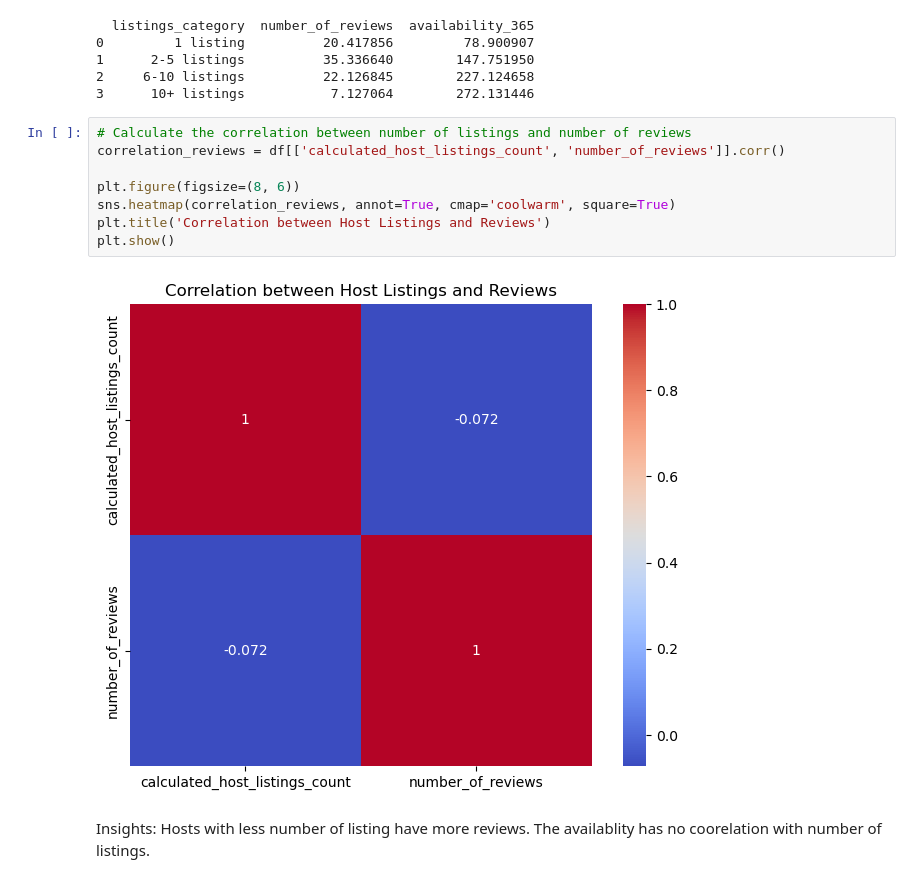
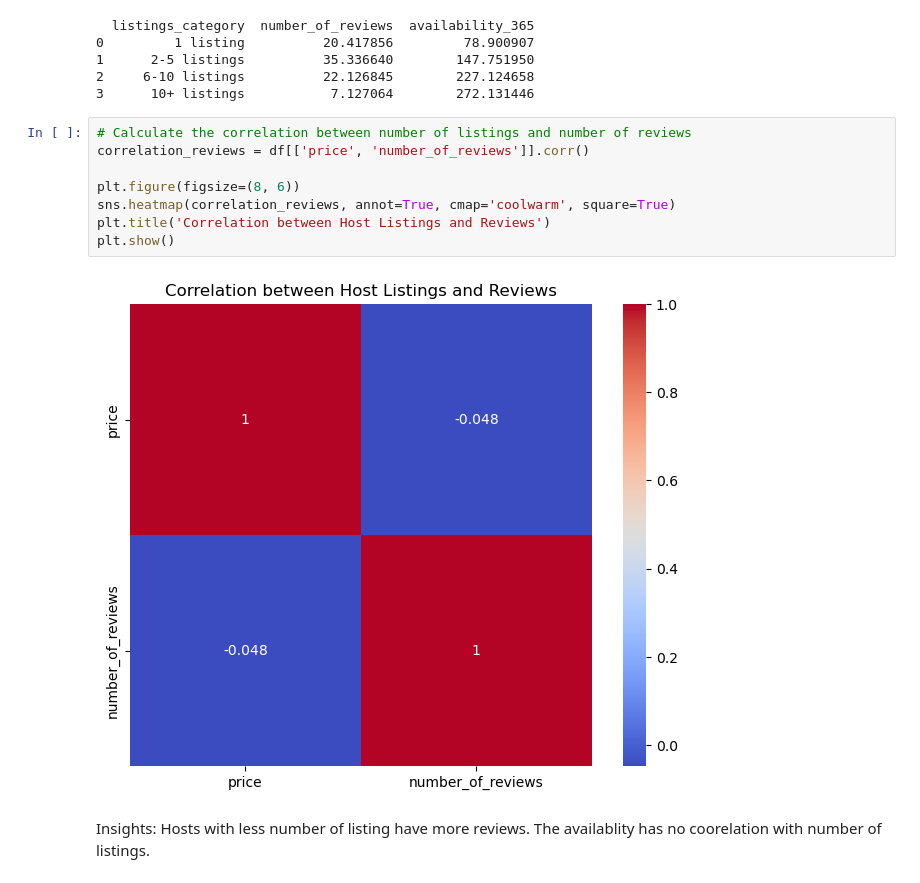
Before and after one commit to Laxmi884/EDA_Airbnb, a Jupyter notebook: Project.ipynb, the cells around one changed output. Saved outputs shown, nothing was run; the diff lists cells and outputs as text.

```diff
--- a/Project.ipynb
+++ b/Project.ipynb
@@ -593,14 +594,14 @@ print(host_activity_by_category)
 3      10+ listings           7.127064        272.131446
 # %%
 # Calculate the correlation between number of listings and number of reviews
-correlation_reviews = df[['calculated_host_listings_count', 'number_of_reviews']].corr()
+correlation_reviews = df[['price', 'number_of_reviews']].corr()
 
 plt.figure(figsize=(8, 6))
 sns.heatmap(correlation_reviews, annot=True, cmap='coolwarm', square=True)
 plt.title('Correlation between Host Listings and Reviews')
 plt.show()
 # %% [output]
-[figure, old version]
+[figure, new version]
 # %% [markdown]
 Insights: Hosts with less number of listing have more reviews. The availablity has no coorelation with number of listings.
 # %% [markdown]
```
Also changed, not shown: parts of 1 cell of this notebook, 1 other file.
